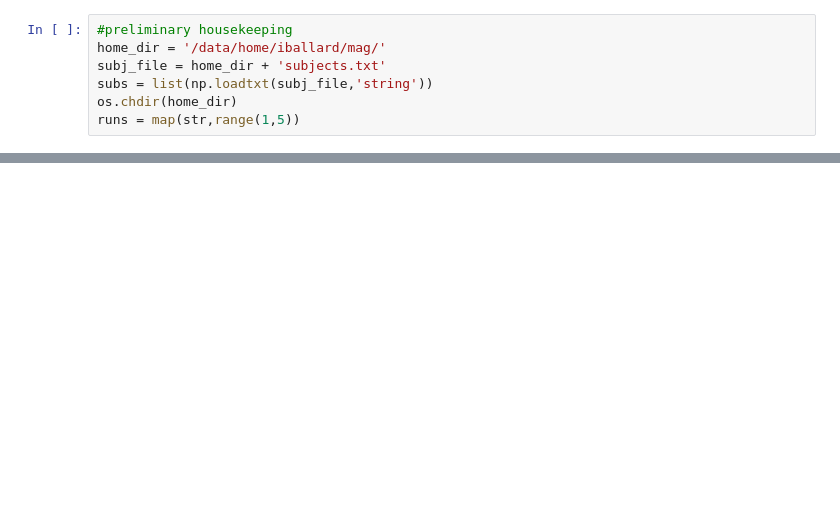
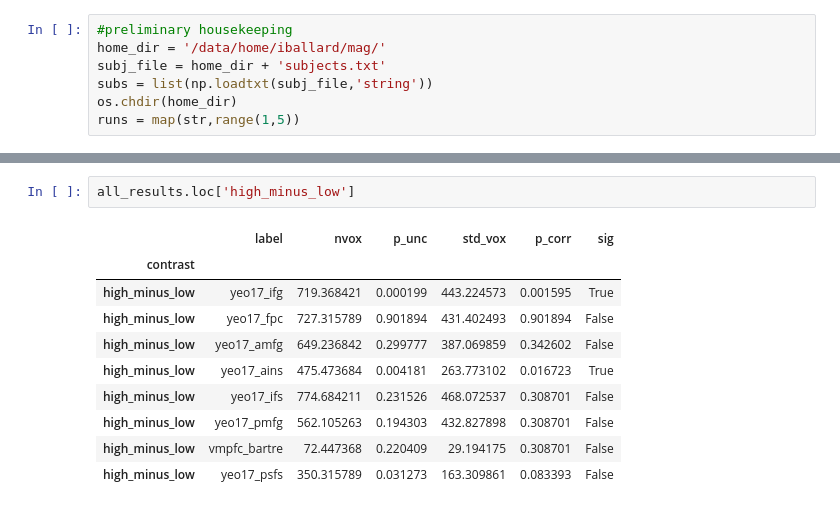
Before and after one commit to iancballard/magnitude, a Jupyter notebook: roi_analysis.ipynb, the cells around one changed output, grey strips where cells are left out. Saved outputs shown, nothing was run; the diff lists cells and outputs as text; blank space fills up the shorter version.

```diff
--- a/roi_analysis.ipynb
+++ b/roi_analysis.ipynb
@@ -178,0 +172,13 @@ df
+# %%
+all_results.loc['high_minus_low']
+# %% [output]
+|  | label | nvox | p_unc | std_vox | p_corr | sig |
+| contrast |  |  |  |  |  |  |
+| high_minus_low | yeo17_ifg | 719.368421 | 0.000199 | 443.224573 | 0.001595 | True |
+| high_minus_low | yeo17_fpc | 727.315789 | 0.901894 | 431.402493 | 0.901894 | False |
+| high_minus_low | yeo17_amfg | 649.236842 | 0.299777 | 387.069859 | 0.342602 | False |
+| high_minus_low | yeo17_ains | 475.473684 | 0.004181 | 263.773102 | 0.016723 | True |
+| high_minus_low | yeo17_ifs | 774.684211 | 0.231526 | 468.072537 | 0.308701 | False |
+| high_minus_low | yeo17_pmfg | 562.105263 | 0.194303 | 432.827898 | 0.308701 | False |
+| high_minus_low | vmpfc_bartre | 72.447368 | 0.220409 | 29.194175 | 0.308701 | False |
+| high_minus_low | yeo17_psfs | 350.315789 | 0.031273 | 163.309861 | 0.083393 | False |
```
Also changed, not shown: parts of 17 cells of this notebook.
